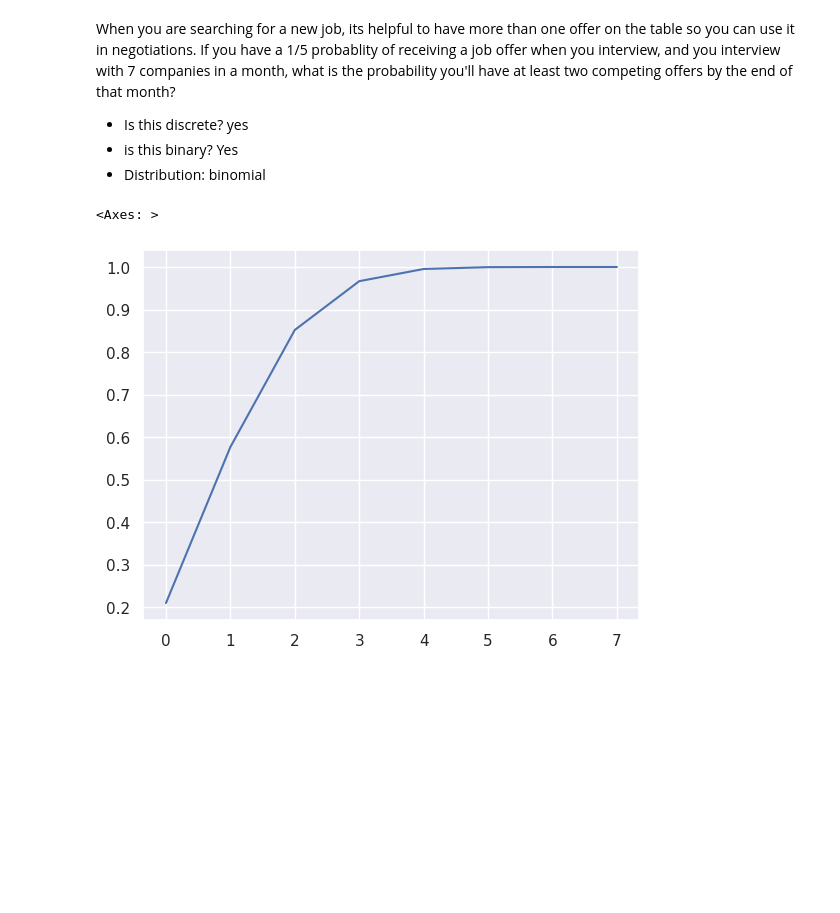
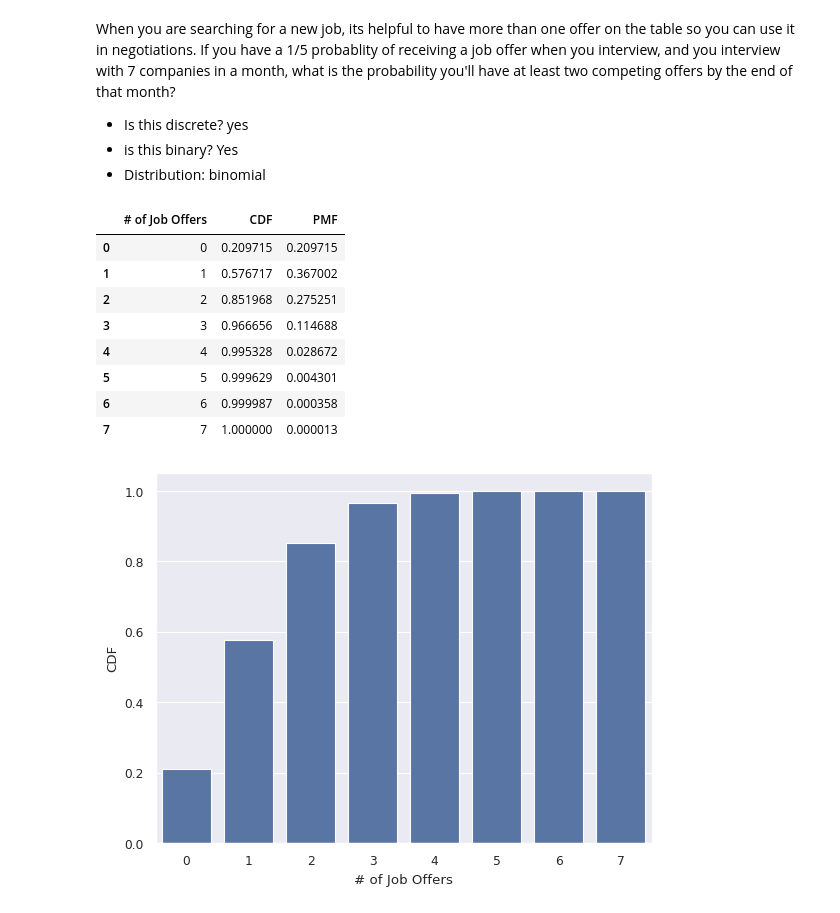
Before and after one commit to lennardong/bayesian_statistics, a Jupyter notebook: 04_binomial_distributions.ipynb, the cells around one changed output. Cells and saved outputs as stored; diff of their text form; code cells hidden in the pictures; blank space fills up the shorter version.

```diff
--- a/04_binomial_distributions.ipynb
+++ b/04_binomial_distributions.ipynb
@@ -2,9 +2,11 @@
 from scipy import stats
 import matplotlib.pyplot as plt
 import seaborn as sns
+import pandas as pd
+from IPython.display import display
 
 sns.set_theme(
-    context="notebook",
+    context="paper",
     style="darkgrid",
     palette="deep",
 )
@@ -17,12 +19,31 @@ When you are searching for a new job, its helpful to have more than one offer on
 # %%
 n = 7
 p_joboffer = 0.2
 dist_of_joboffers = stats.binom(n, p_joboffer)
 
 # CDF graph
-sns.lineplot(x=range(n+1), y=dist_of_joboffers.cdf(range(n+1)))
+df = pd.DataFrame(
+    {
+        '# of Job Offers': range(n+1),
+        'CDF': dist_of_joboffers.cdf(range(n+1)),
+        'PMF': dist_of_joboffers.pmf(range(n+1))
+    }
+)
+sns.barplot(data = df, x = '# of Job Offers', y = 'CDF')
+display(df)
+
+# PMF = P(X=x)
+# CDF = P(X<=x)
 # %% [output]
-<Axes: >
+|  | # of Job Offers | CDF | PMF |
+| 0 | 0 | 0.209715 | 0.209715 |
+| 1 | 1 | 0.576717 | 0.367002 |
+| 2 | 2 | 0.851968 | 0.275251 |
+| 3 | 3 | 0.966656 | 0.114688 |
+| 4 | 4 | 0.995328 | 0.028672 |
+| 5 | 5 | 0.999629 | 0.004301 |
+| 6 | 6 | 0.999987 | 0.000358 |
+| 7 | 7 | 1.000000 | 0.000013 |
-[figure, old version]
+[figure, new version]
 # %%
 # PMF plot
```
Also changed, not shown: parts of 2 cells of this notebook, 2 other files.
